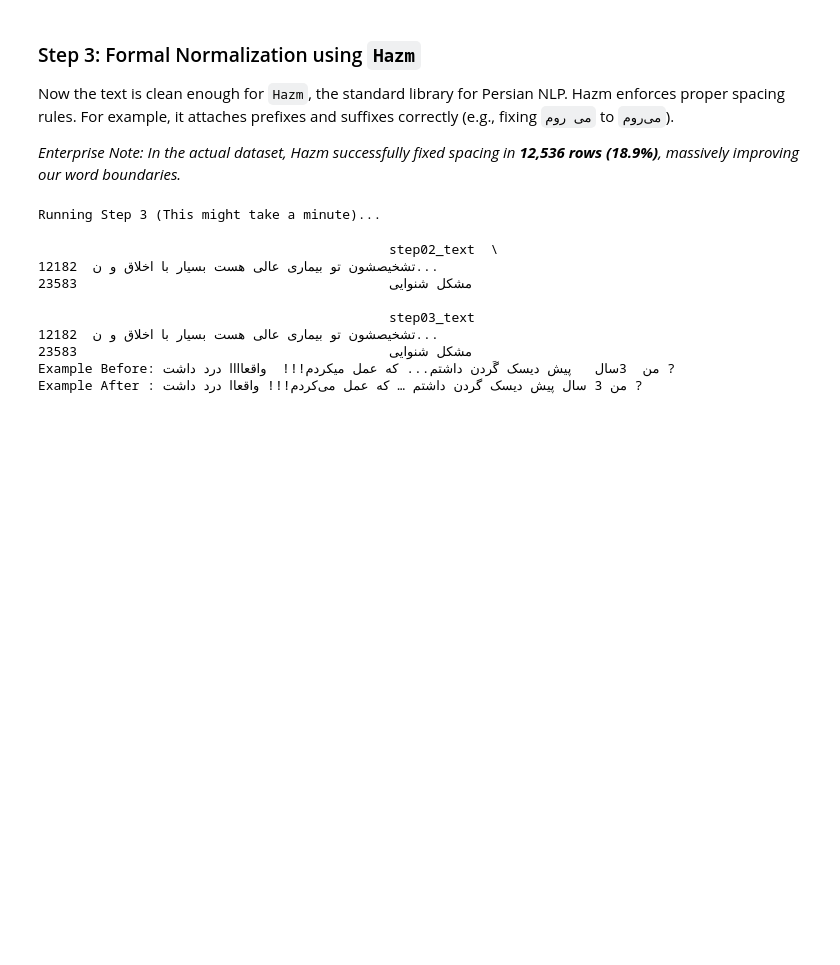
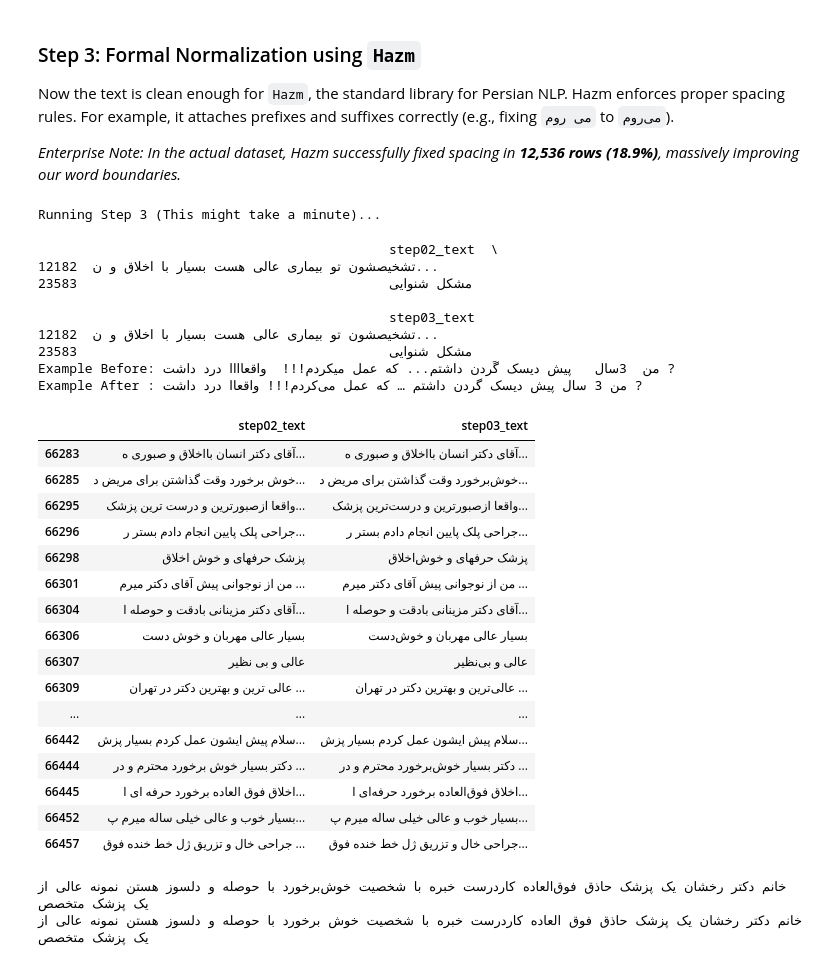
Before and after one commit to Mohsenmohebbi1993/AI-BOOTCAMP, a Jupyter notebook: notebooks/Training & Education/26. NLP - Preproccesing.ipynb, the cells around one changed output. Cells and saved outputs as stored; diff of their text form; code cells hidden in the pictures; blank space fills up the shorter version.

```diff
--- a/notebooks/Training & Education/26. NLP - Preproccesing.ipynb
+++ b/notebooks/Training & Education/26. NLP - Preproccesing.ipynb
@@ -481,3 +481,32 @@ Running Step 3 (This might take a minute)...
 23583                                        مشکل شنوایی
 Example Before: من  3سال   پیش دیسک گَردن داشتم... که عمل میکردم!!!  واقعاااا درد داشت ?
 Example After : من 3 سال پیش دیسک گردن داشتم … که عمل می‌کردم!!! واقعاا درد داشت ?
+# %%
+df[df['step02_text'] != df['step03_text']][['step02_text', 'step03_text']].tail(50)
+# %% [output]
+|  | step02_text | step03_text |
+| 66283 | آقای دکتر انسان بااخلاق و صبوری ه... | آقای دکتر انسان بااخلاق و صبوری ه... |
+| 66285 | خوش برخورد وقت گذاشتن برای مریض د... | خوش‌برخورد وقت گذاشتن برای مریض د... |
+| 66295 | واقعا ازصبورترین و درست ترین پزشک... | واقعا ازصبورترین و درست‌ترین پزشک... |
+| 66296 | جراحی پلک پایین انجام دادم بستر ر... | جراحی پلک پایین انجام دادم بستر ر... |
+| 66298 | پزشک حرفهای و خوش اخلاق | پزشک حرفهای و خوش‌اخلاق |
+| 66301 | من از نوجوانی پیش آقای دکتر میرم ... | من از نوجوانی پیش آقای دکتر میرم ... |
+| 66304 | آقای دکتر مزینانی بادقت و حوصله ا... | آقای دکتر مزینانی بادقت و حوصله ا... |
+| 66306 | بسیار عالی مهربان و خوش دست | بسیار عالی مهربان و خوش‌دست |
+| 66307 | عالی و بی نظیر | عالی و بی‌نظیر |
+| 66309 | عالی ترین و بهترین دکتر در تهران ... | عالی‌ترین و بهترین دکتر در تهران ... |
+| ... | ... | ... |
+| 66442 | سلام پیش ایشون عمل کردم بسیار پزش... | سلام پیش ایشون عمل کردم بسیار پزش... |
+| 66444 | دکتر بسیار خوش برخورد محترم و در ... | دکتر بسیار خوش‌برخورد محترم و در ... |
+| 66445 | اخلاق فوق العاده برخورد حرفه ای ا... | اخلاق فوق‌العاده برخورد حرفه‌ای ا... |
+| 66452 | بسیار خوب و عالی خیلی ساله میرم پ... | بسیار خوب و عالی خیلی ساله میرم پ... |
+| 66457 | جراحی خال و تزریق ژل خط خنده فوق ... | جراحی خال و تزریق ژل خط خنده فوق‌... |
+# %%
+print(df["step03_text"].iloc[66433])
+print(df["step02_text"].iloc[66433])
+
+# print(df["step03_text"].iloc[66358])
+# print(df["step02_text"].iloc[66358])
+# %% [output]
+خانم دکتر رخشان یک پزشک حاذق فوق‌العاده کاردرست خبره با شخصیت خوش‌برخورد با حوصله و دلسوز هستن نمونه عالی از یک پزشک متخصص
+خانم دکتر رخشان یک پزشک حاذق فوق العاده کاردرست خبره با شخصیت خوش برخورد با حوصله و دلسوز هستن نمونه عالی از یک پزشک متخصص
```
